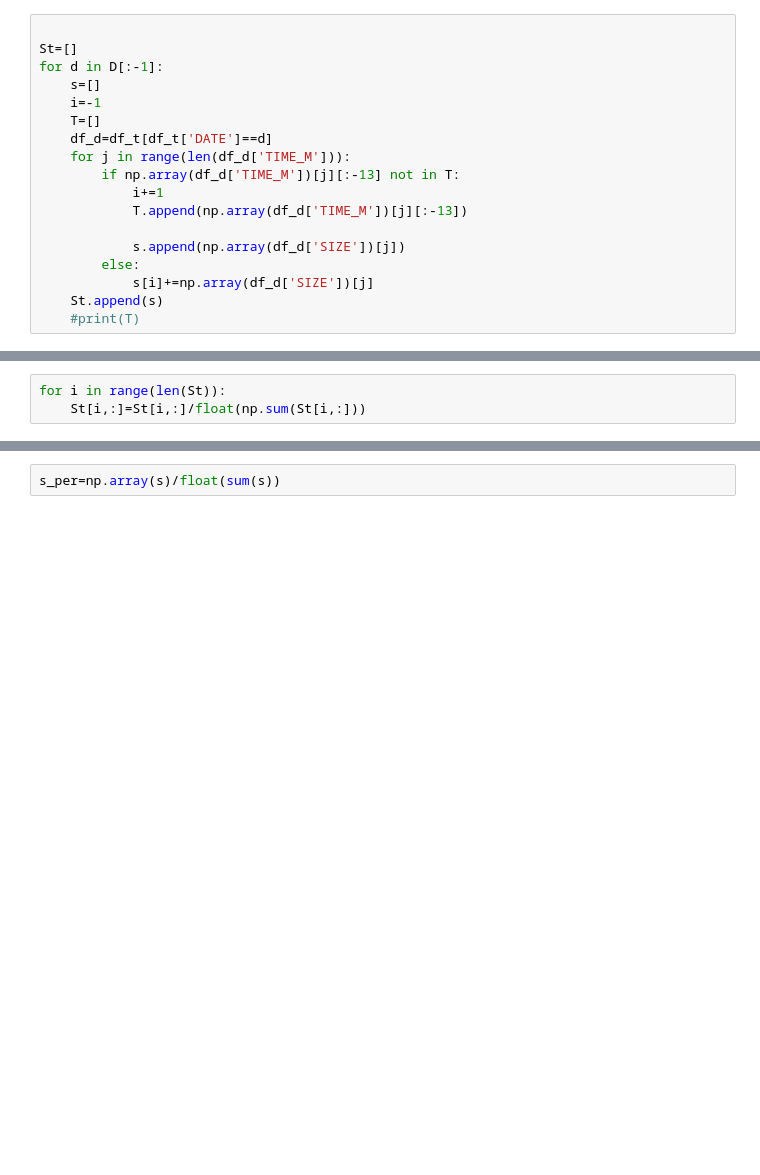
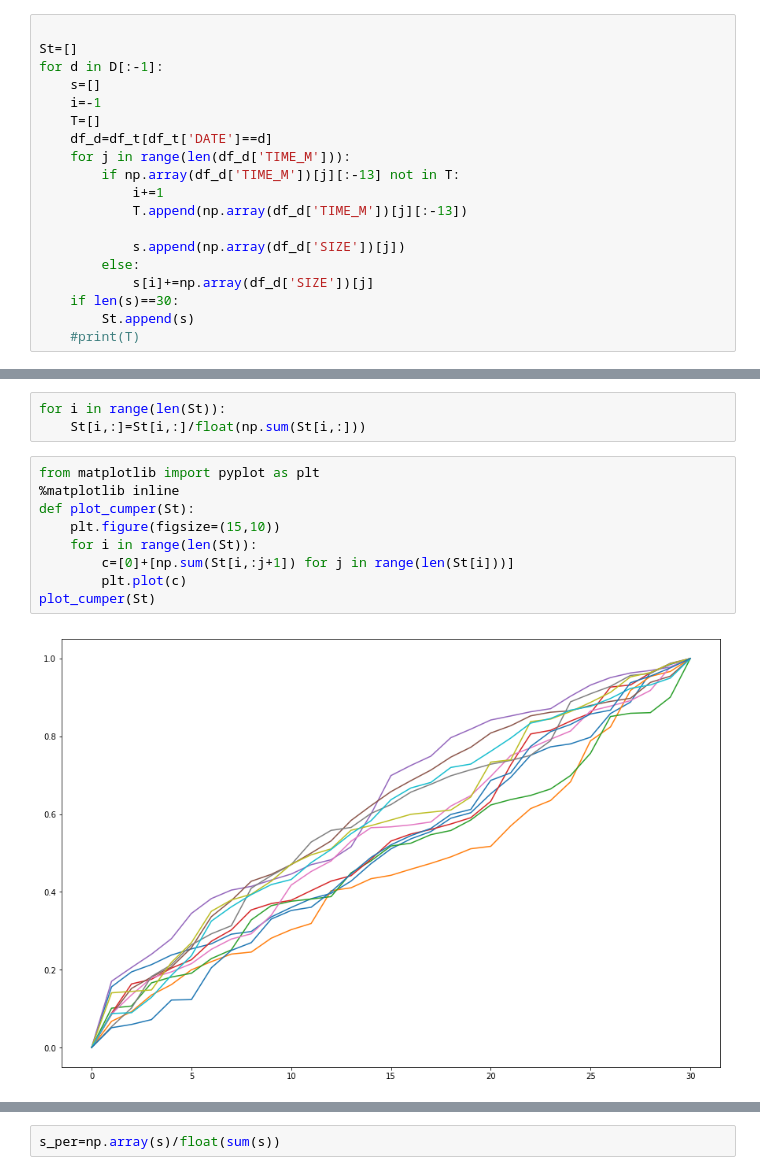
Before and after one commit to Weichong515/Algo-Trading-14, a Jupyter notebook: Historic Binwise VWAP.ipynb, the cells around one changed output, grey strips where cells are left out. Saved outputs shown, nothing was run; the diff lists cells and outputs as text; blank space fills up the shorter version.

```diff
--- a/Historic Binwise VWAP.ipynb
+++ b/Historic Binwise VWAP.ipynb
@@ -32,13 +35,25 @@ for d in D[:-1]:
             s.append(np.array(df_d['SIZE'])[j])
         else:
             s[i]+=np.array(df_d['SIZE'])[j]
-    St.append(s)
+    if len(s)==30:
+        St.append(s)
     #print(T)
 # %%
 St=np.array(St,dtype=float)
 # %%
 for i in range(len(St)):
     St[i,:]=St[i,:]/float(np.sum(St[i,:]))
+# %%
+from matplotlib import pyplot as plt
+%matplotlib inline
+def plot_cumper(St):
+    plt.figure(figsize=(15,10))
+    for i in range(len(St)):
+        c=[0]+[np.sum(St[i,:j+1]) for j in range(len(St[i]))]
+        plt.plot(c)
+plot_cumper(St)
+# %% [output]
+[figure, added]
 # %%
 vol_mean=np.mean(St,axis=0)
 vol_mean
```
Also changed, not shown: parts of 15 cells of this notebook.
